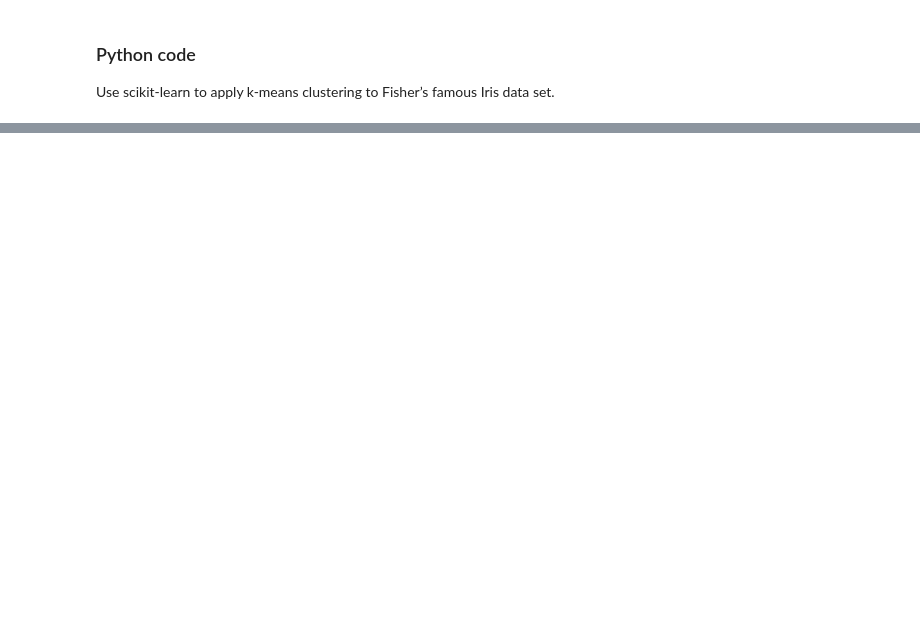
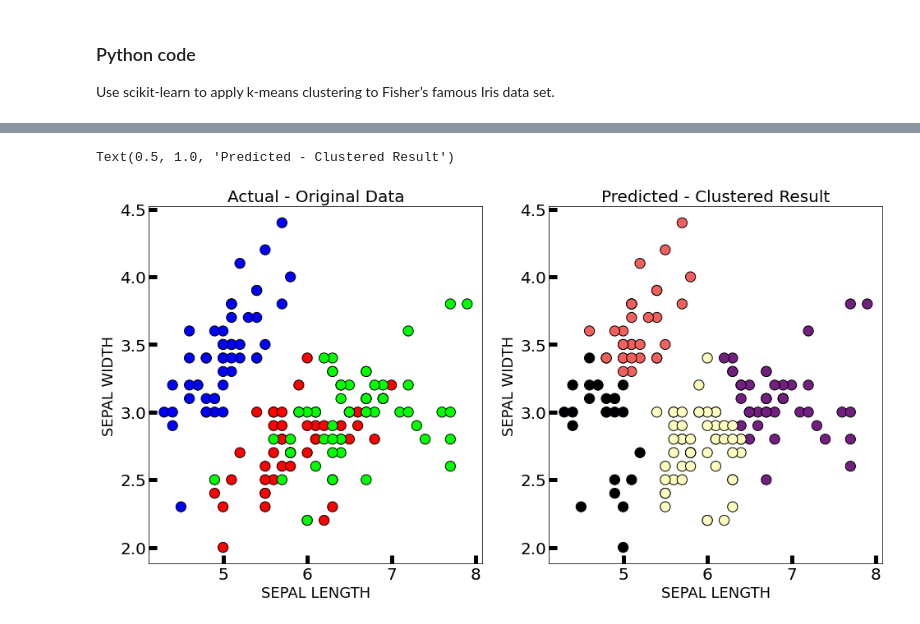
Before and after one commit to johnshields/EMT_TASKS, a Jupyter notebook: Tasks Notebook.ipynb, the cells around one changed output, grey strips where cells are left out. Cells and saved outputs as stored; diff of their text form; code cells hidden in the pictures; blank space fills up the shorter version.

```diff
--- a/Tasks Notebook.ipynb
+++ b/Tasks Notebook.ipynb
@@ -247,0 +279,19 @@ print(centers)
+# %%
+# comparing our original data vs our clustered results
+# plot the identified clusters and compare with the answers
+fig, axes = plt.subplots(1, 2, figsize=(16,8))
+axes[0].scatter(X[:, 0], X[:, 1], c=y, cmap='brg',
+edgecolor='k', s=150)
+axes[1].scatter(X[:, 0], X[:, 1], c=kmns.labels_, cmap='magma',
+edgecolor='k', s=150)
+axes[0].set_xlabel('SEPAL LENGTH', fontsize=18)
+axes[0].set_ylabel('SEPAL WIDTH', fontsize=18)
+axes[1].set_xlabel('SEPAL LENGTH', fontsize=18)
+axes[1].set_ylabel('SEPAL WIDTH', fontsize=18)
+axes[0].tick_params(direction='in', length=10, width=5, colors='k', labelsize=20)
+axes[1].tick_params(direction='in', length=10, width=5, colors='k', labelsize=20)
+axes[0].set_title('Actual - Original Data', fontsize=20)
+axes[1].set_title('Predicted - Clustered Result', fontsize=20)
+# %% [output]
+Text(0.5, 1.0, 'Predicted - Clustered Result')
+[figure, added]
```
Also changed, not shown: parts of 16 cells of this notebook.
